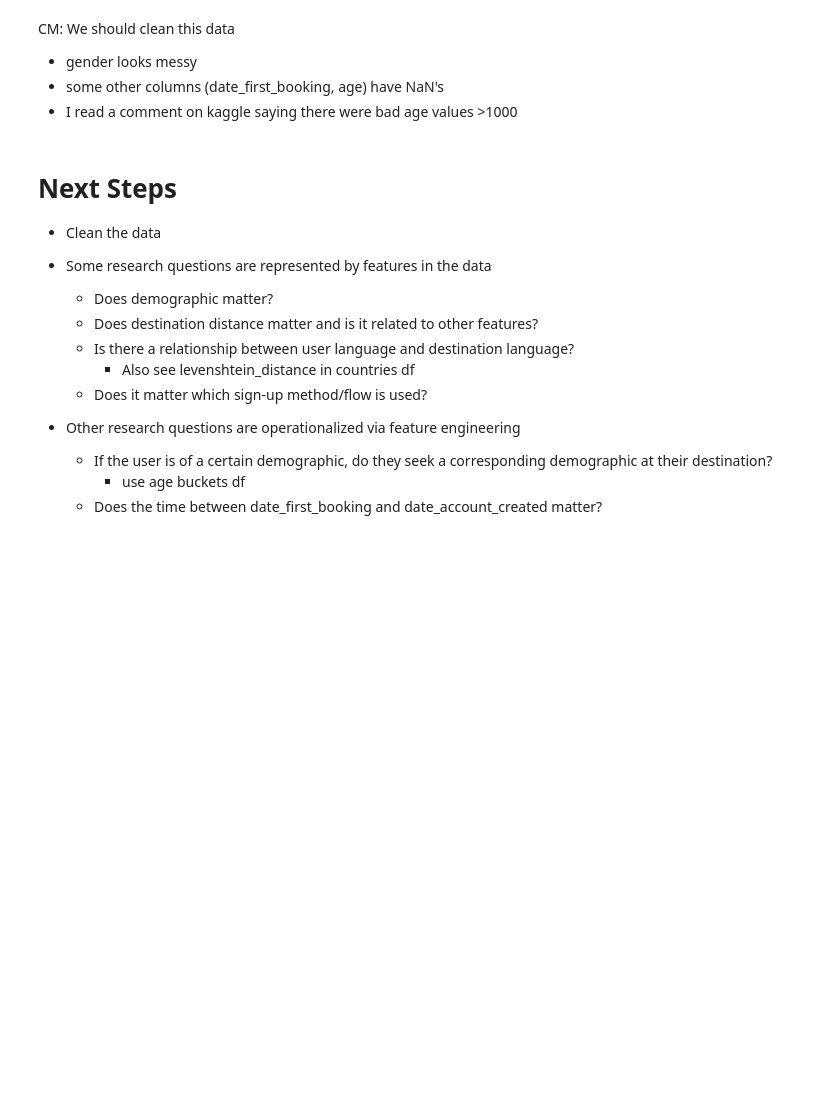
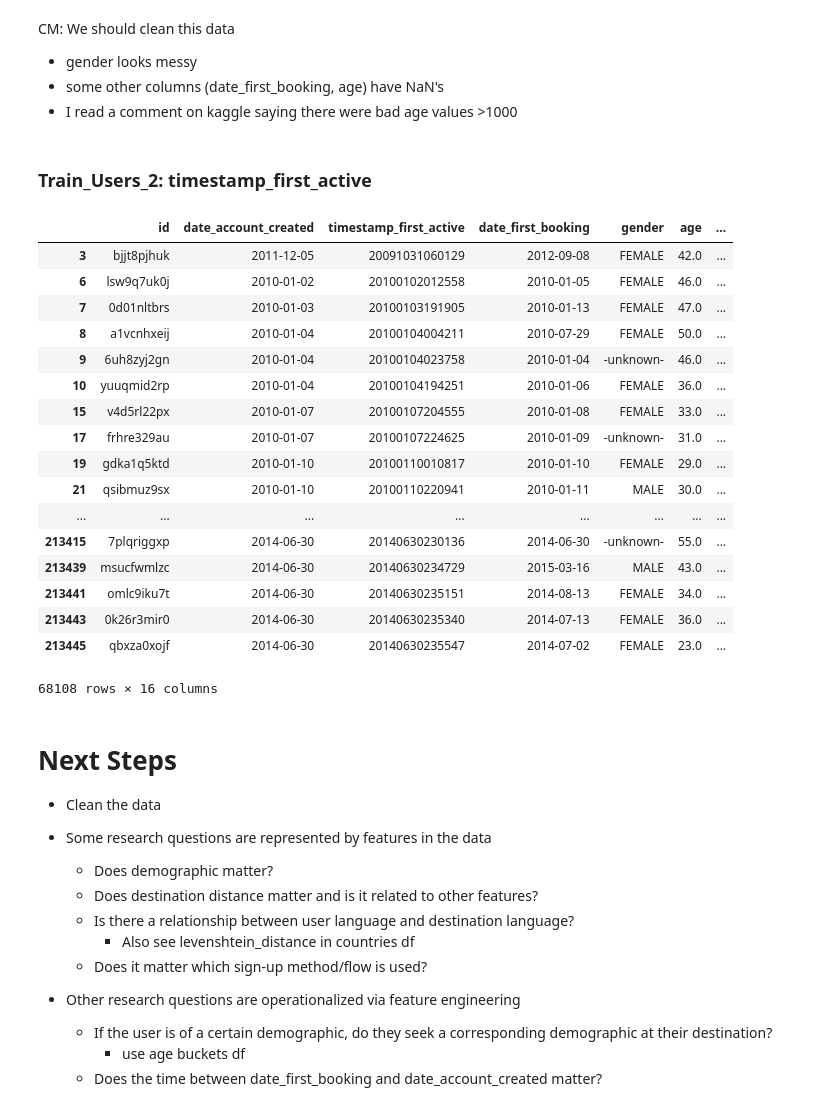
Before and after one commit to cmillsop/w207_final, a Jupyter notebook: exploratory_analysis.ipynb, the cells around one changed output. Drawn from its saved outputs; the diff is of its cells as text; code cells hidden in the pictures; blank space fills up the shorter version.

```diff
--- a/exploratory_analysis.ipynb
+++ b/exploratory_analysis.ipynb
@@ -163,0 +360,3 @@ train_users_2.head()
+# %%
+dfs['train_users_2'].date_first_booking = dfs_raw['train_users_2'].date_first_booking.astype('datetime64')
+dfs['train_users_2'].date_account_created = dfs_raw['train_users_2'].date_account_created.astype('datetime64')
@@ -163,0 +384,2 @@ train_users_2.head()
+# %%
+dfs['train_users_2'] = dfs['train_users_2'][dfs['train_users_2'].date_account_created <= dfs['train_users_2'].date_first_booking]
@@ -166,6 +400,29 @@ CM: We should clean this data
 + gender looks messy
 + some other columns (date_first_booking, age) have NaN's
 + I read a comment on kaggle saying there were bad age values >1000
+# %% [markdown]
+### Train_Users_2: timestamp_first_active
+# %%
+dfs['train_users_2'][dfs['train_users_2']['date_account_created'] > pd.to_datetime(dfs['train_users_2'].timestamp_first_active)]
+# %% [output]
+|  | id | date_account_created | timestamp_first_active | date_first_booking | gender | age | ... |
+| 3 | bjjt8pjhuk | 2011-12-05 | 20091031060129 | 2012-09-08 | FEMALE | 42.0 | ... |
+| 6 | lsw9q7uk0j | 2010-01-02 | 20100102012558 | 2010-01-05 | FEMALE | 46.0 | ... |
+| 7 | 0d01nltbrs | 2010-01-03 | 20100103191905 | 2010-01-13 | FEMALE | 47.0 | ... |
+| 8 | a1vcnhxeij | 2010-01-04 | 20100104004211 | 2010-07-29 | FEMALE | 50.0 | ... |
+| 9 | 6uh8zyj2gn | 2010-01-04 | 20100104023758 | 2010-01-04 | -unknown- | 46.0 | ... |
+| 10 | yuuqmid2rp | 2010-01-04 | 20100104194251 | 2010-01-06 | FEMALE | 36.0 | ... |
+| 15 | v4d5rl22px | 2010-01-07 | 20100107204555 | 2010-01-08 | FEMALE | 33.0 | ... |
+| 17 | frhre329au | 2010-01-07 | 20100107224625 | 2010-01-09 | -unknown- | 31.0 | ... |
+| 19 | gdka1q5ktd | 2010-01-10 | 20100110010817 | 2010-01-10 | FEMALE | 29.0 | ... |
+| 21 | qsibmuz9sx | 2010-01-10 | 20100110220941 | 2010-01-11 | MALE | 30.0 | ... |
+| ... | ... | ... | ... | ... | ... | ... | ... |
+| 213415 | 7plqriggxp | 2014-06-30 | 20140630230136 | 2014-06-30 | -unknown- | 55.0 | ... |
+| 213439 | msucfwmlzc | 2014-06-30 | 20140630234729 | 2015-03-16 | MALE | 43.0 | ... |
+| 213441 | omlc9iku7t | 2014-06-30 | 20140630235151 | 2014-08-13 | FEMALE | 34.0 | ... |
+| 213443 | 0k26r3mir0 | 2014-06-30 | 20140630235340 | 2014-07-13 | FEMALE | 36.0 | ... |
+| 213445 | qbxza0xojf | 2014-06-30 | 20140630235547 | 2014-07-02 | FEMALE | 23.0 | ... |
+68108 rows × 16 columns
 # %% [markdown]
 # Next Steps
 + Clean the data
```
Also changed, not shown: parts of 85 cells of this notebook.
